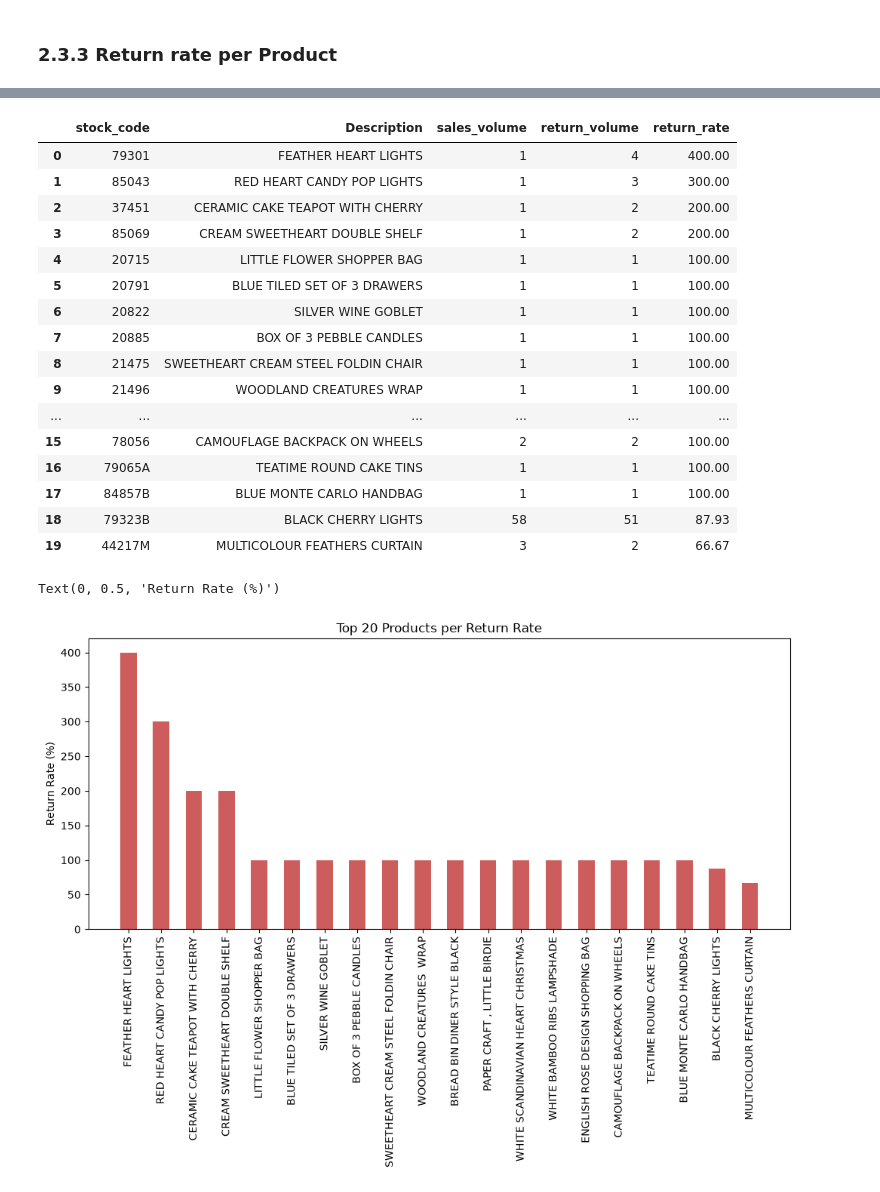
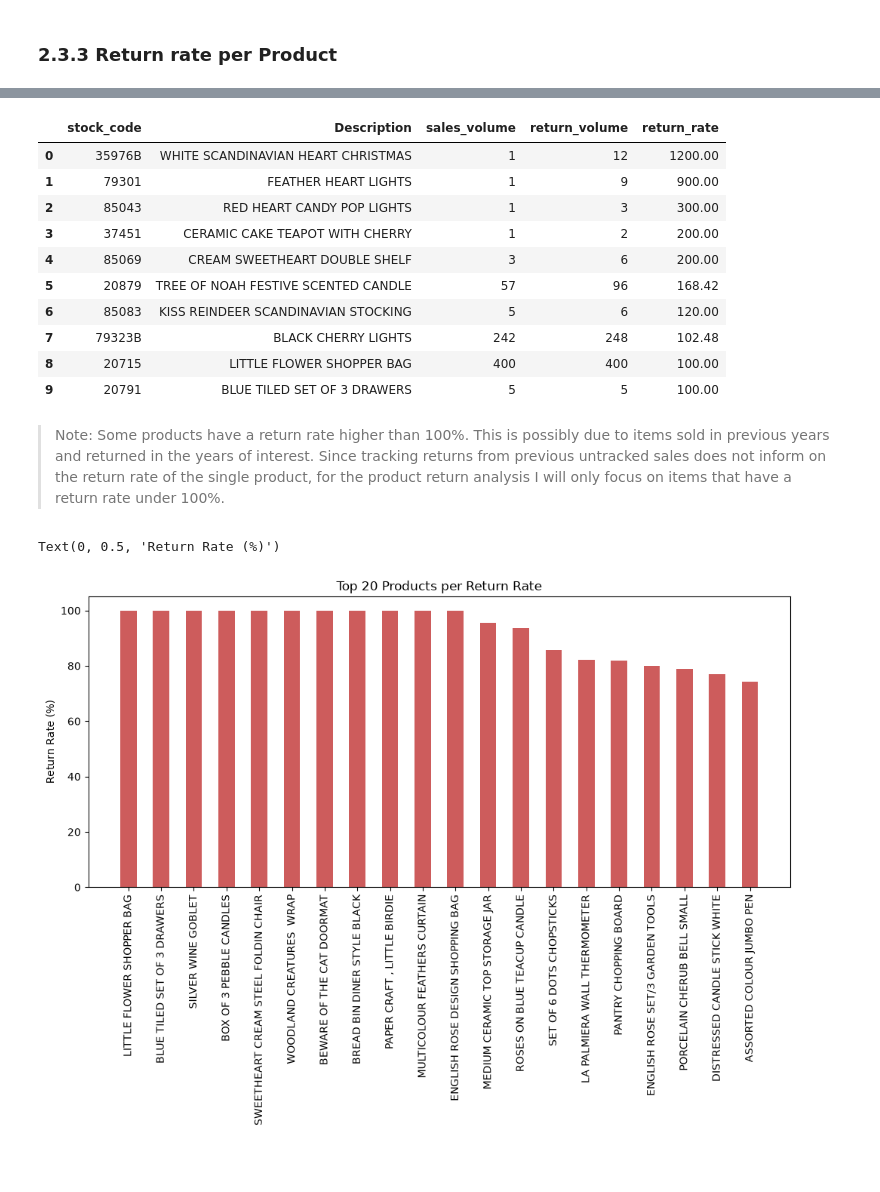
Before and after one commit to Sara-Munafo/retail-sales-analysis, a Jupyter notebook: notebooks/02_analysis.ipynb, the cells around one changed output, grey strips where cells are left out. Drawn from its saved outputs; the diff is of its cells as text; code cells hidden in the pictures; blank space fills up the shorter version.

Commit message:
sql analysis: started customer analysis

```diff
--- a/notebooks/02_analysis.ipynb
+++ b/notebooks/02_analysis.ipynb
@@ -426,12 +413,12 @@ q_prod_ret = """
     COALESCE(r.return_volume, 0) AS return_volume,
     ROUND(COALESCE(r.return_volume, 0) * 100.0 / s.sales_volume, 2) AS return_rate
     FROM (
-        SELECT UPPER(StockCode) as stock_code, Description, COUNT(*) AS sales_volume
+        SELECT UPPER(StockCode) as stock_code, Description, SUM(Quantity) AS sales_volume
         FROM sales
         GROUP BY stock_code
     ) s
     LEFT JOIN (
-        SELECT UPPER(StockCode) as stock_code, Description, COUNT(*) AS return_volume
+        SELECT UPPER(StockCode) as stock_code, Description, SUM(ABS(Quantity)) AS return_volume
         FROM returns
         GROUP BY stock_code
     ) r ON s.stock_code = r.stock_code
@@ -466,29 +429,25 @@ a
 # %%
-df_prod_ret[:][:20]
+df_prod_ret[:][:10]
 # %% [output]
 |  | stock_code | Description | sales_volume | return_volume | return_rate |
-| 0 | 79301 | FEATHER HEART LIGHTS | 1 | 4 | 400.00 |
-| 1 | 85043 | RED HEART CANDY POP LIGHTS | 1 | 3 | 300.00 |
-| 2 | 37451 | CERAMIC CAKE TEAPOT WITH CHERRY | 1 | 2 | 200.00 |
-| 3 | 85069 | CREAM SWEETHEART DOUBLE SHELF | 1 | 2 | 200.00 |
-| 4 | 20715 | LITTLE FLOWER SHOPPER BAG | 1 | 1 | 100.00 |
-| 5 | 20791 | BLUE TILED SET OF 3 DRAWERS | 1 | 1 | 100.00 |
-| 6 | 20822 | SILVER WINE GOBLET | 1 | 1 | 100.00 |
-| 7 | 20885 | BOX OF 3 PEBBLE CANDLES | 1 | 1 | 100.00 |
-| 8 | 21475 | SWEETHEART CREAM STEEL FOLDIN CHAIR | 1 | 1 | 100.00 |
-| 9 | 21496 | WOODLAND CREATURES WRAP | 1 | 1 | 100.00 |
-| ... | ... | ... | ... | ... | ... |
-| 15 | 78056 | CAMOUFLAGE BACKPACK ON WHEELS | 2 | 2 | 100.00 |
-| 16 | 79065A | TEATIME ROUND CAKE TINS | 1 | 1 | 100.00 |
-| 17 | 84857B | BLUE MONTE CARLO HANDBAG | 1 | 1 | 100.00 |
-| 18 | 79323B | BLACK CHERRY LIGHTS | 58 | 51 | 87.93 |
-| 19 | 44217M | MULTICOLOUR FEATHERS CURTAIN | 3 | 2 | 66.67 |
+| 0 | 35976B | WHITE SCANDINAVIAN HEART CHRISTMAS | 1 | 12 | 1200.00 |
+| 1 | 79301 | FEATHER HEART LIGHTS | 1 | 9 | 900.00 |
+| 2 | 85043 | RED HEART CANDY POP LIGHTS | 1 | 3 | 300.00 |
+| 3 | 37451 | CERAMIC CAKE TEAPOT WITH CHERRY | 1 | 2 | 200.00 |
+| 4 | 85069 | CREAM SWEETHEART DOUBLE SHELF | 3 | 6 | 200.00 |
+| 5 | 20879 | TREE OF NOAH FESTIVE SCENTED CANDLE | 57 | 96 | 168.42 |
+| 6 | 85083 | KISS REINDEER SCANDINAVIAN STOCKING | 5 | 6 | 120.00 |
+| 7 | 79323B | BLACK CHERRY LIGHTS | 242 | 248 | 102.48 |
+| 8 | 20715 | LITTLE FLOWER SHOPPER BAG | 400 | 400 | 100.00 |
+| 9 | 20791 | BLUE TILED SET OF 3 DRAWERS | 5 | 5 | 100.00 |
+# %% [markdown]
+>Note: Some products have a return rate higher than 100%. This is possibly due to items sold in previous years and returned in the years of interest. Since tracking returns from previous untracked sales does not inform on the return rate of the single product, for the product return analysis I will only focus on items that have a return rate under 100%.
 # %%
 plt.figure(figsize=(12,5))
-plt.bar(df_prod_ret["Description"][:20], df_prod_ret["return_rate"][:20], width=0.5, color="indianred")
+plt.bar(df_prod_ret[df_prod_ret["return_rate"]<=100]["Description"][:20], df_prod_ret[df_prod_ret["return_rate"]<=100]["return_rate"][:20], width=0.5, color="indianred")
 plt.xticks(rotation=90)
 plt.title("Top 20 Products per Return Rate")
 plt.ylabel("Return Rate (%)")
 # %% [output]
 Text(0, 0.5, 'Return Rate (%)')
-[figure, old version]
+[figure, new version]
```
Also changed, not shown: parts of 33 cells of this notebook, 1 other file.
